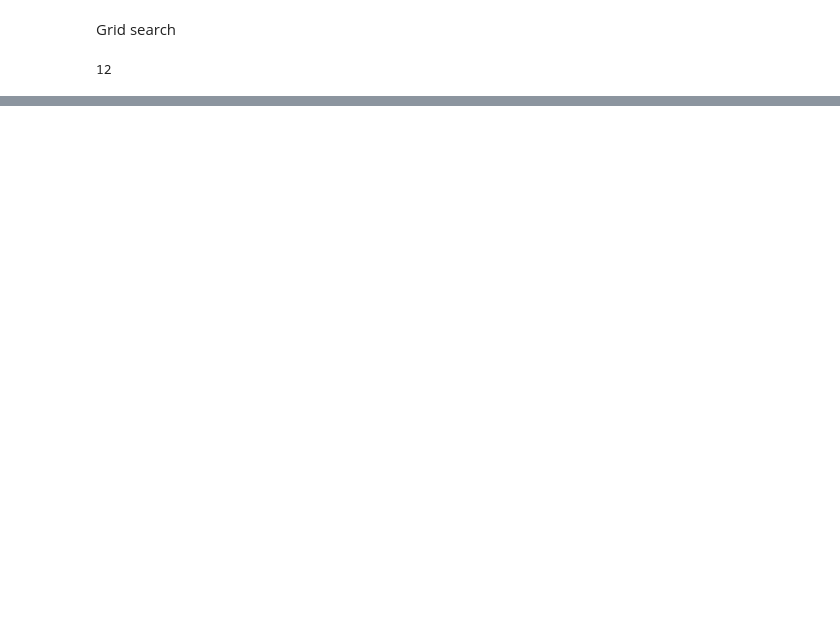
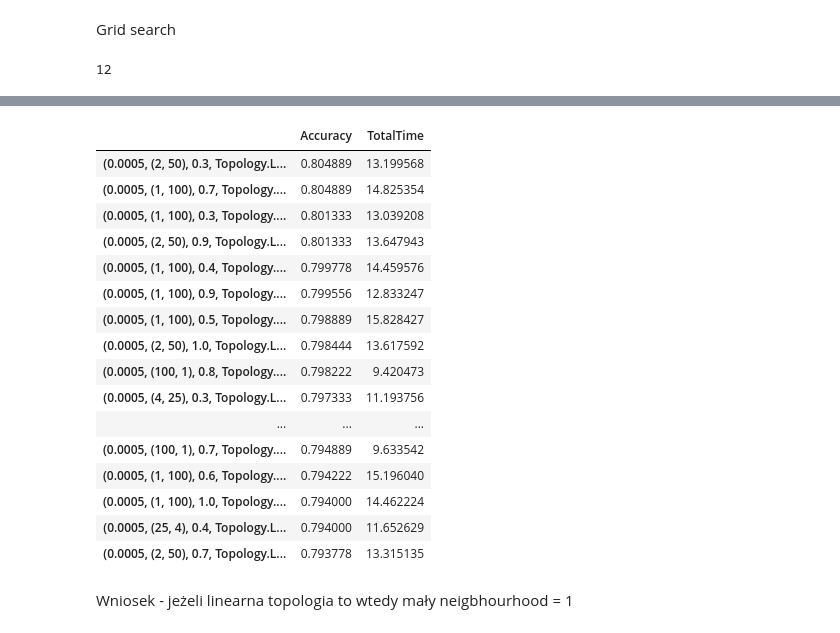
Before and after one commit to LunaticZebra/understanding-neural-networks-book, a Jupyter notebook: kohonen/KohonenIrisDataset.ipynb, the cells around one changed output, grey strips where cells are left out. Saved outputs shown, nothing was run; the diff lists cells and outputs as text; code cells hidden in the pictures; blank space fills up the shorter version.

```diff
--- a/kohonen/KohonenIrisDataset.ipynb
+++ b/kohonen/KohonenIrisDataset.ipynb
@@ -598,18 +582,18 @@ from kohonen_layer_topologies import Topology
 from kohenen_map import KohonenNetwork
 import time
 
-learning_rates = [0.01, 0.001, 0.0005, 0.0001]
-shapes = [(1,250),(2,125), (5, 50), (10, 15), (1, 100), (2, 50), (4,25), (5,20), (10, 10)]
+learning_rates = [0.0005]
+shapes = [(1,100), (2,50), (4, 25), (25, 4), (50, 2), (100, 1)]
 neighbourhoods = [0.3, 0.4, 0.5, 0.6, 0.7, 0.8, 0.9, 1.0]
-topologies = [Topology.LINEAR, Topology.RECTANGLE, Topology.HEXAGONAL]
+topologies = [Topology.LINEAR]
 lr_decays = [0.99]
-neighbourhood_decay = [True, False]
+neighbourhood_decay = [True]
 epochs = [100]
 
 parameters_combination = list(product(learning_rates, shapes, neighbourhoods, topologies, lr_decays, neighbourhood_decay, epochs))
 
 number_of_parameters = len(parameters_combination)
-number_of_repeats = 10
+number_of_repeats = 30
 print(number_of_parameters)
 results = {}
 
@@ -643,7 +627,7 @@ with ThreadPoolExecutor(max_workers=8) as executor:
     futures = [executor.submit(train_by_grid, params) for params in parameters_combination]
     for future in concurrent.futures.as_completed(futures):
         total_counter += 1
-        print(round(total_counter/number_of_parameters, 4), "% done")
+        print(round(total_counter/number_of_parameters, 4) * 100, "% done")
         params, acc, total_time = future.result()
         results[params] = [acc, total_time]
 # %% [output]
@@ -653,0 +651,24 @@ AttributeError: 'float' object has no attribute 'time'
+# %%
+grid_df = pd.DataFrame.from_dict(results, orient="index", columns=["Accuracy", "TotalTime"])
+sorted_grid_df = grid_df.sort_values(by="Accuracy", ascending=False)
+sorted_grid_df.head(20)
+# %% [output]
+|  | Accuracy | TotalTime |
+| (0.0005, (2, 50), 0.3, Topology.L... | 0.804889 | 13.199568 |
+| (0.0005, (1, 100), 0.7, Topology.... | 0.804889 | 14.825354 |
+| (0.0005, (1, 100), 0.3, Topology.... | 0.801333 | 13.039208 |
+| (0.0005, (2, 50), 0.9, Topology.L... | 0.801333 | 13.647943 |
+| (0.0005, (1, 100), 0.4, Topology.... | 0.799778 | 14.459576 |
+| (0.0005, (1, 100), 0.9, Topology.... | 0.799556 | 12.833247 |
+| (0.0005, (1, 100), 0.5, Topology.... | 0.798889 | 15.828427 |
+| (0.0005, (2, 50), 1.0, Topology.L... | 0.798444 | 13.617592 |
+| (0.0005, (100, 1), 0.8, Topology.... | 0.798222 | 9.420473 |
+| (0.0005, (4, 25), 0.3, Topology.L... | 0.797333 | 11.193756 |
+| ... | ... | ... |
+| (0.0005, (100, 1), 0.7, Topology.... | 0.794889 | 9.633542 |
+| (0.0005, (1, 100), 0.6, Topology.... | 0.794222 | 15.196040 |
+| (0.0005, (1, 100), 1.0, Topology.... | 0.794000 | 14.462224 |
+| (0.0005, (25, 4), 0.4, Topology.L... | 0.794000 | 11.652629 |
+| (0.0005, (2, 50), 0.7, Topology.L... | 0.793778 | 13.315135 |
+# %% [markdown]
+Wniosek - jeżeli linearna topologia to wtedy mały neigbhourhood = 1
```
Also changed, not shown: parts of 2 cells of this notebook, 2 other files.
